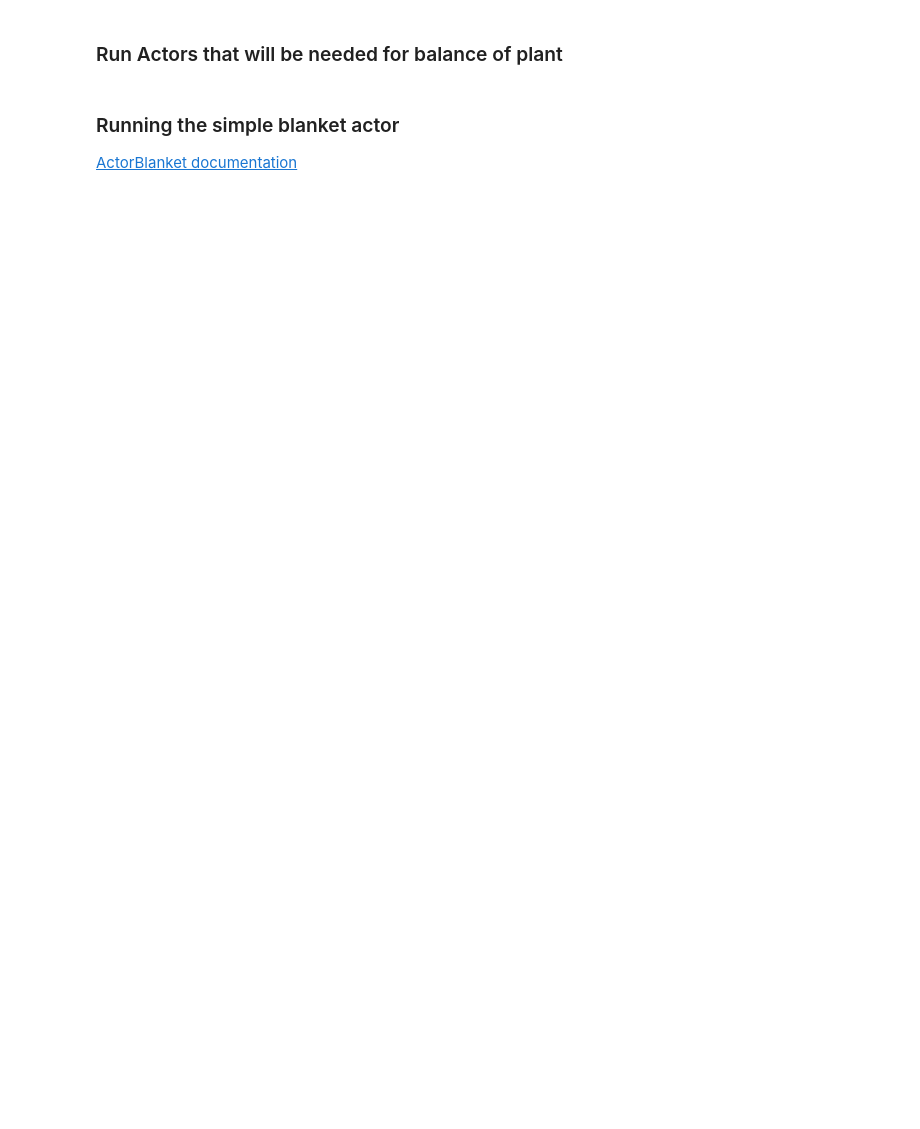
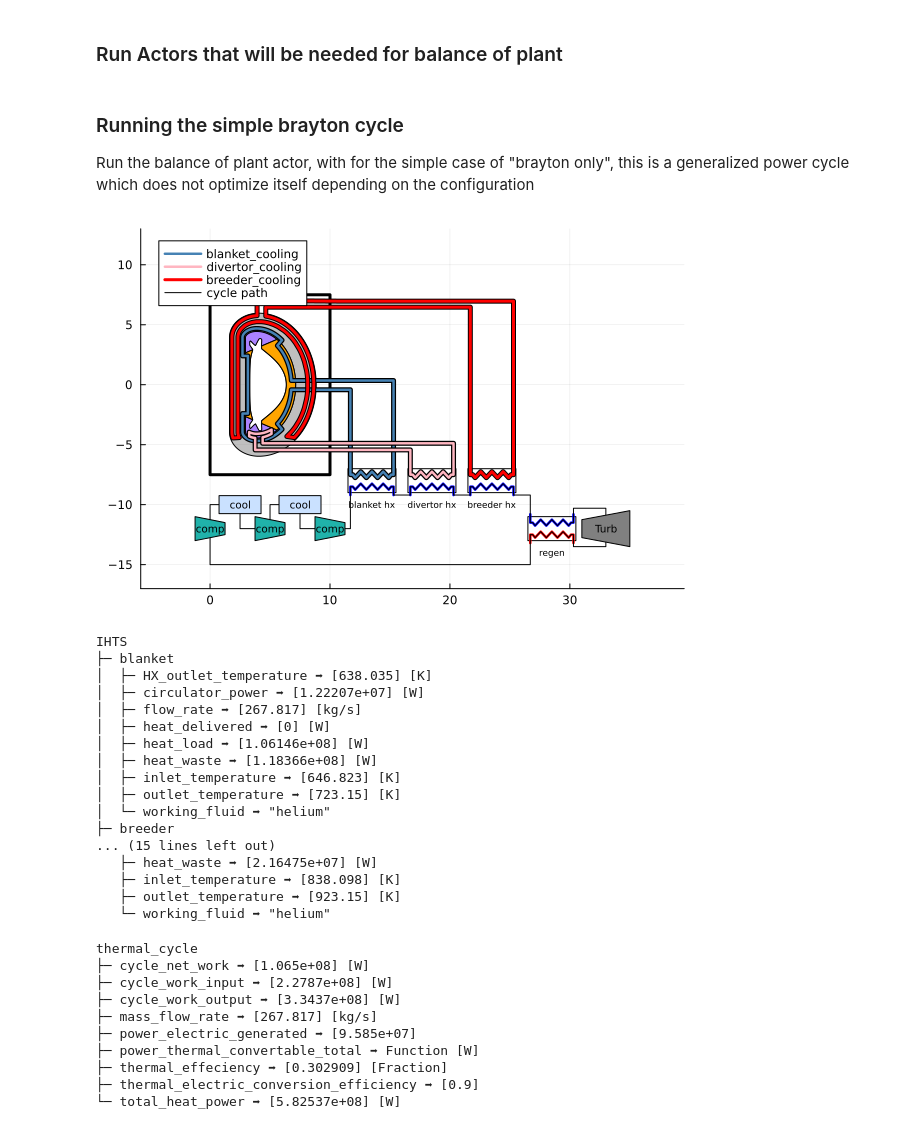
Before and after one commit to ProjectTorreyPines/FUSE.jl, a Jupyter notebook: examples/actors/Balance_of_Plant.ipynb, the cells around one changed output. Saved outputs shown, nothing was run; the diff lists cells and outputs as text; code cells hidden in the pictures; blank space fills up the shorter version.

Commit message:
Balance_of_plant
New balance of plant model which accounts for maximum coolant temperature and now has the ability to do_plot. Also an updated example

```diff
--- a/examples/actors/Balance_of_Plant.ipynb
+++ b/examples/actors/Balance_of_Plant.ipynb
@@ -9,4 +11,5 @@ FUSE.logging(Logging.Info);
 ### Initialize FPP v1_demount case
 [FPP v1 demount case documentation](https://fuse.help/cases.html#FPP)
 # %%
-dd, ini, act = FUSE.init(:FPP, version=:v1_demount, init_from=:ods, do_plot=false);
+ini, act = FUSE.case_parameters(:FPP; version=:v1_demount, init_from=:scalars);
+dd = FUSE.init(ini, act; do_plot=false);
@@ -19,8 +26,39 @@ FUSE.ActorNeutronics(dd, act; do_plot=true);
 # %% [markdown]
-### Running the simple blanket actor
-[ActorBlanket documentation](https://fuse.help/actors.html#Blanket)
+### Running the simple brayton cycle
+Run the balance of plant actor, with for the simple case of "brayton only", this is a generalized power cycle which does not optimize itself depending on the configuration
 # %%
-dd.build.structure
-FUSE.ActorBlanket(dd, act);
-dd.blanket
+empty!(dd.balance_of_plant)
+FUSE.ActorBalanceOfPlant(dd, act; cycle_model="brayton_only", do_plot = true);
+dd.balance_of_plant.IHTS
+display(dd.balance_of_plant.IHTS)
+display(dd.balance_of_plant.thermal_cycle)
+# %% [output]
+[figure, added]
+IHTS
+├─ blanket
+│  ├─ HX_outlet_temperature ➡ [638.035] [K]
+│  ├─ circulator_power ➡ [1.22207e+07] [W]
+│  ├─ flow_rate ➡ [267.817] [kg/s]
+│  ├─ heat_delivered ➡ [0] [W]
+│  ├─ heat_load ➡ [1.06146e+08] [W]
+│  ├─ heat_waste ➡ [1.18366e+08] [W]
+│  ├─ inlet_temperature ➡ [646.823] [K]
+│  ├─ outlet_temperature ➡ [723.15] [K]
+│  └─ working_fluid ➡ "helium"
+├─ breeder
+... (15 lines left out)
+   ├─ heat_waste ➡ [2.16475e+07] [W]
+   ├─ inlet_temperature ➡ [838.098] [K]
+   ├─ outlet_temperature ➡ [923.15] [K]
+   └─ working_fluid ➡ "helium"
+thermal_cycle
+├─ cycle_net_work ➡ [1.065e+08] [W]
+├─ cycle_work_input ➡ [2.2787e+08] [W]
+├─ cycle_work_output ➡ [3.3437e+08] [W]
+├─ mass_flow_rate ➡ [267.817] [kg/s]
+├─ power_electric_generated ➡ [9.585e+07]
+├─ power_thermal_convertable_total ➡ Function [W]
+├─ thermal_effeciency ➡ [0.302909] [Fraction]
+├─ thermal_electric_conversion_efficiency ➡ [0.9]
+└─ total_heat_power ➡ [5.82537e+08] [W]
 # %% [markdown]
```
Also changed, not shown: parts of 7 cells of this notebook, 3 other files.
